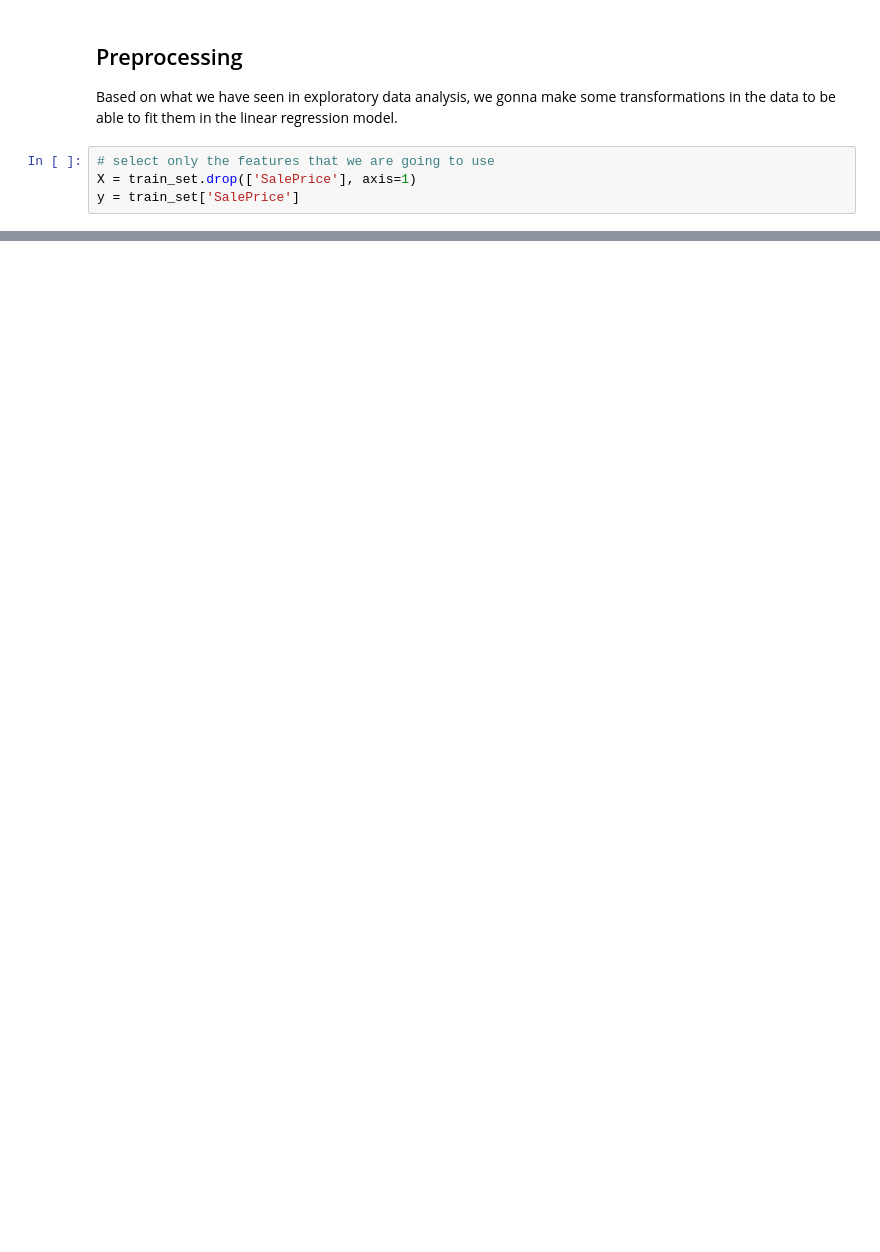
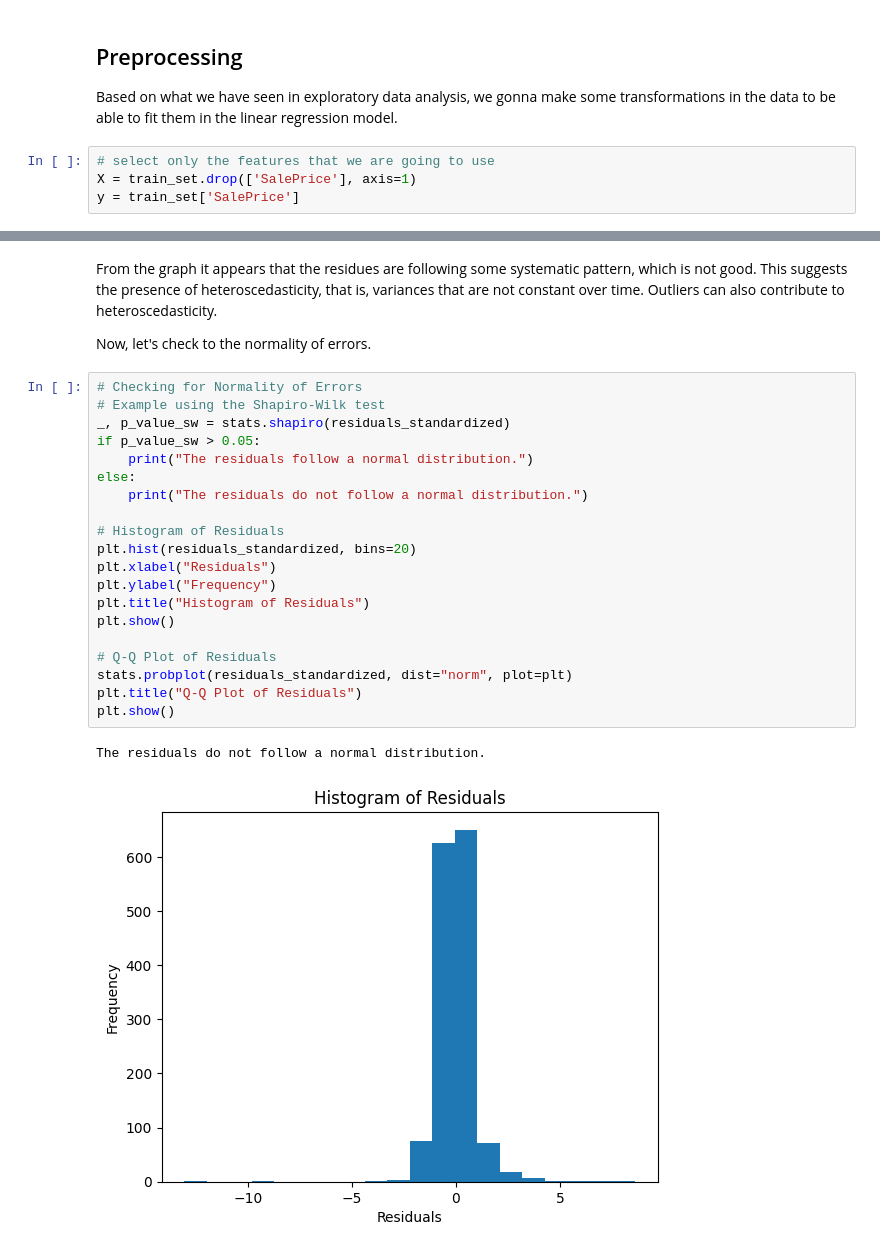
Before and after one commit to vitorbeltrao/ml-interpretability, a Jupyter notebook: linear_regression_interpretability.ipynb, the cells around one changed output, grey strips where cells are left out. Drawn from its saved outputs; the diff is of its cells as text; blank space fills up the shorter version.

```diff
--- a/linear_regression_interpretability.ipynb
+++ b/linear_regression_interpretability.ipynb
@@ -306,0 +623,28 @@ Evaluate the following rows (they are from the test set):
+# %% [markdown]
+From the graph it appears that the residues are following some systematic pattern, which is not good. This suggests the presence of heteroscedasticity, that is, variances that are not constant over time. Outliers can also contribute to heteroscedasticity.
+
+
+Now, let's check to the normality of errors.
+# %%
+# Checking for Normality of Errors
+# Example using the Shapiro-Wilk test
+_, p_value_sw = stats.shapiro(residuals_standardized)
+if p_value_sw > 0.05:
+    print("The residuals follow a normal distribution.")
+else:
+    print("The residuals do not follow a normal distribution.")
+
+# Histogram of Residuals
+plt.hist(residuals_standardized, bins=20)
+plt.xlabel("Residuals")
+plt.ylabel("Frequency")
+plt.title("Histogram of Residuals")
+plt.show()
+
+# Q-Q Plot of Residuals
+stats.probplot(residuals_standardized, dist="norm", plot=plt)
+plt.title("Q-Q Plot of Residuals")
+plt.show()
+# %% [output]
+The residuals do not follow a normal distribution.
+[figure, added]
```
Also changed, not shown: parts of 61 cells of this notebook.
